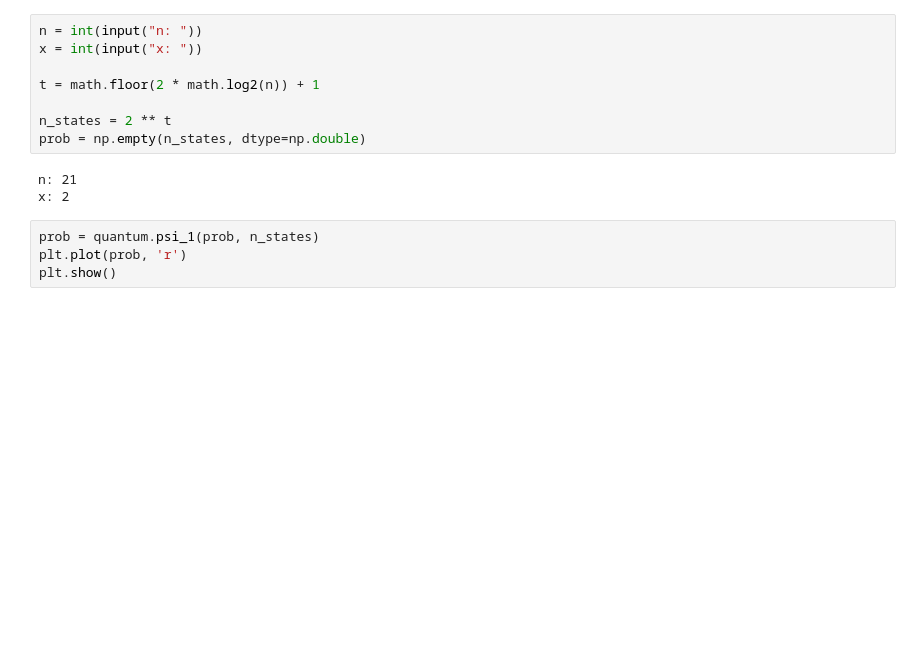
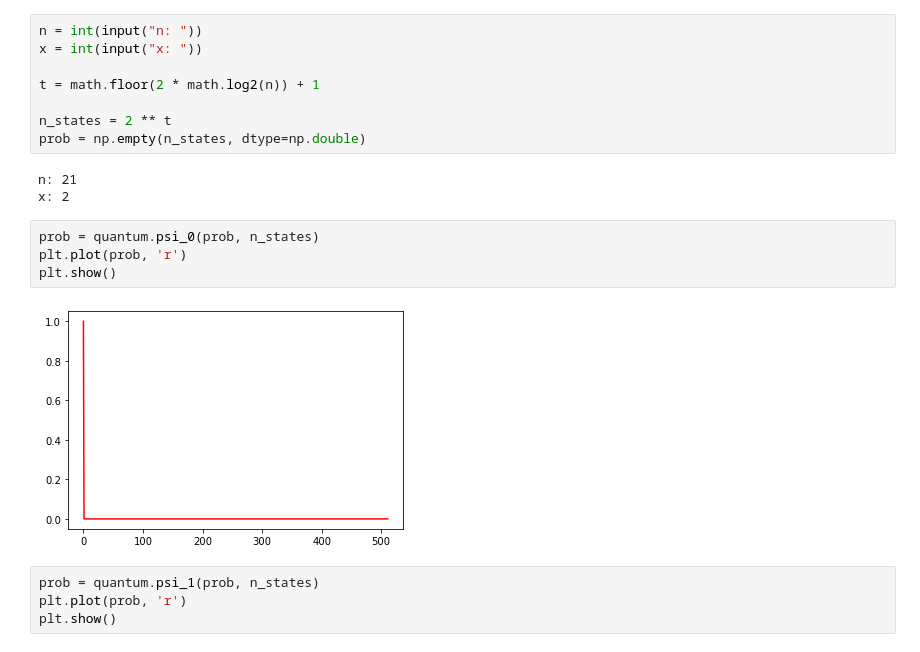
Before and after one commit to jt9485/shor, a Jupyter notebook: notebook.ipynb, the cells around one changed output. Saved outputs shown, nothing was run; the diff lists cells and outputs as text; blank space fills up the shorter version.

```diff
--- a/notebook.ipynb
+++ b/notebook.ipynb
@@ -24,6 +24,12 @@ prob = np.empty(n_states, dtype=np.double)
 # %% [output]
 n: 21
 x: 2
+# %%
+prob = quantum.psi_0(prob, n_states)
+plt.plot(prob, 'r')
+plt.show()
+# %% [output]
+[figure, added]
 # %%
 prob = quantum.psi_1(prob, n_states)
 plt.plot(prob, 'r')
```
Also changed, not shown: parts of 1 cell of this notebook, 1 other file.
